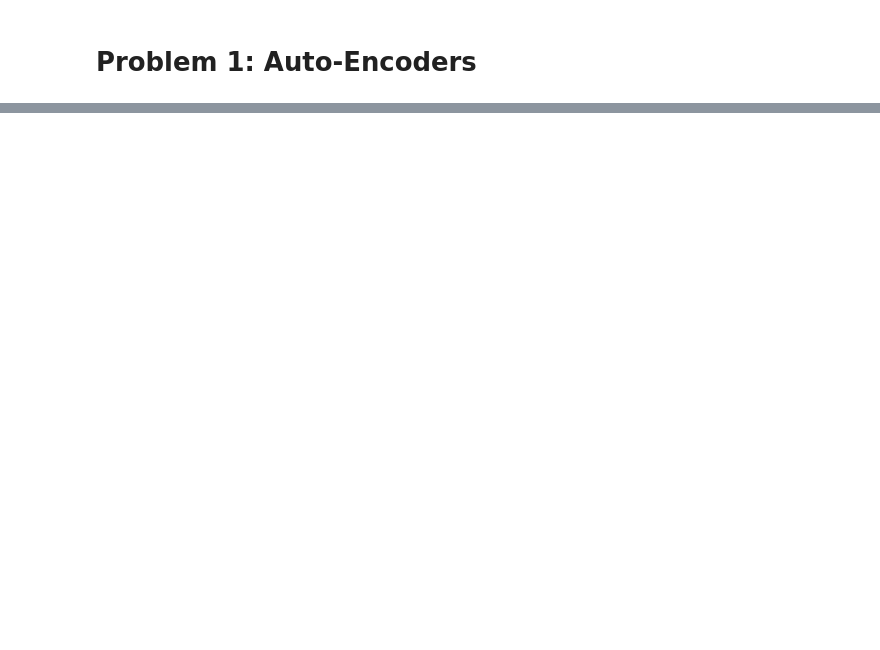
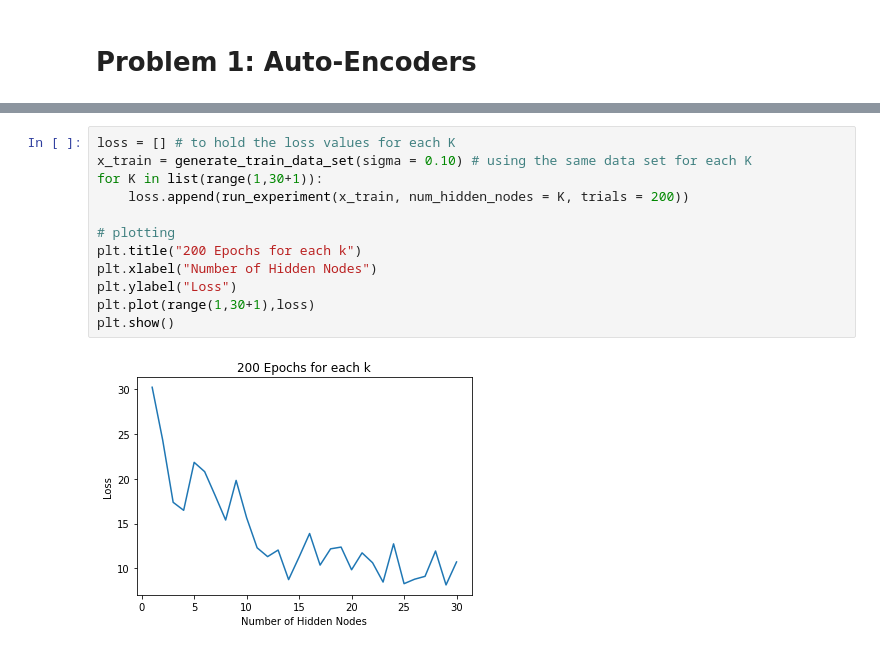
Before and after one commit to hgropper/Unsupervised-Learning, a Jupyter notebook: Auto-encoder.ipynb, the cells around one changed output, grey strips where cells are left out. Saved outputs shown, nothing was run; the diff lists cells and outputs as text; blank space fills up the shorter version.

Commit message:
finished assignment! NN, PCA, correlation graphs!

```diff
--- a/Auto-encoder.ipynb
+++ b/Auto-encoder.ipynb
@@ -303,0 +301,14 @@ run_experiment(x_train, num_hidden_layers = HIDDEN_NODES, trials = 10000)
+# %%
+loss = [] # to hold the loss values for each K
+x_train = generate_train_data_set(sigma = 0.10) # using the same data set for each K
+for K in list(range(1,30+1)):
+    loss.append(run_experiment(x_train, num_hidden_nodes = K, trials = 200))
+
+# plotting
+plt.title("200 Epochs for each k")
+plt.xlabel("Number of Hidden Nodes")
+plt.ylabel("Loss")
+plt.plot(range(1,30+1),loss)
+plt.show()
+# %% [output]
+[figure, added]
```
Also changed, not shown: parts of 45 cells of this notebook.
